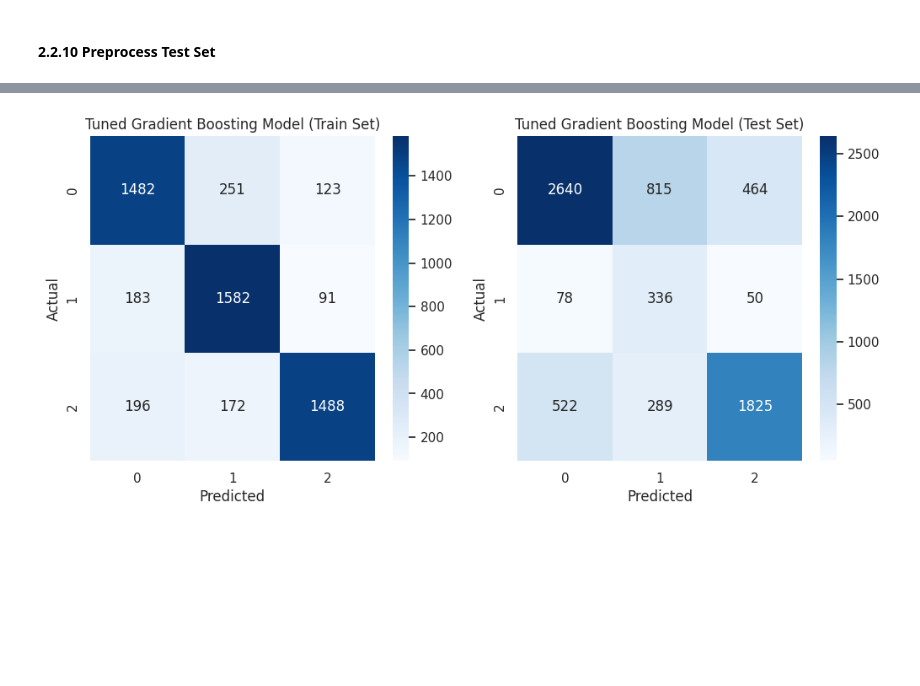
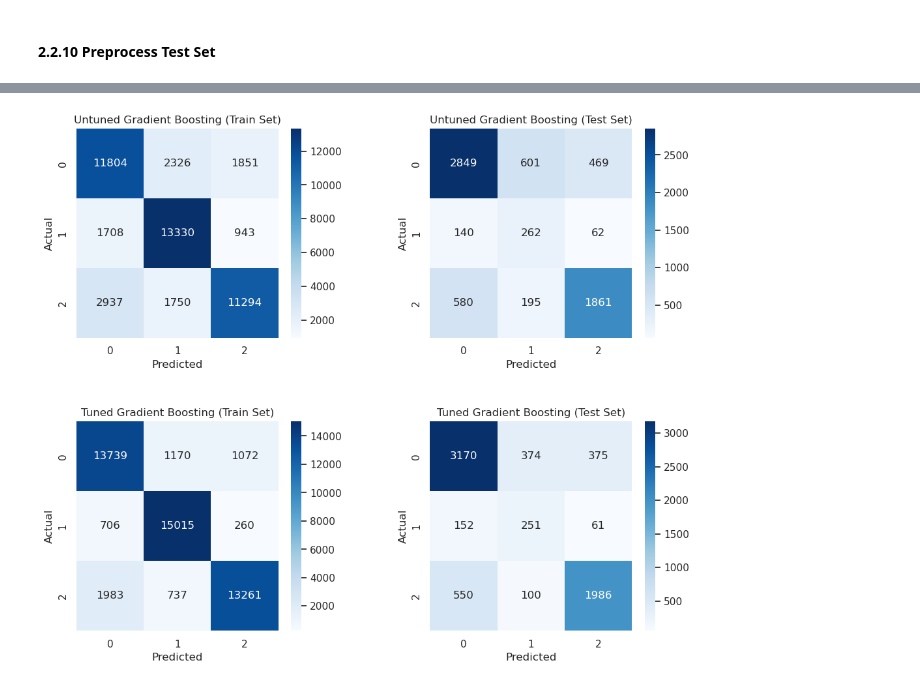
Before and after one commit to mwakad/supervised-ml-classifiers-for-predicting-water-wells-condition, a Jupyter notebook: index.ipynb, the cells around one changed output, grey strips where cells are left out. Cells and saved outputs as stored; diff of their text form; code cells hidden in the pictures; blank space fills up the shorter version.

```diff
--- a/index.ipynb
+++ b/index.ipynb
@@ -166,6 +173,7 @@ X_train_1 = X_train.copy()
 picked_cols = [
     'date_recorded',
     'gps_height',
+    'installer',
     'basin',
     'region',
     'population',
@@ -229 +253,3 @@ X_train_1 = X_train_1.dropna(subset=['permit'])
+# %%
+X_train_1 = X_train_1.dropna(subset=['installer'])
 # %%
@@ -1106,0 +674,16 @@ Best Gradient Boosting params: {'learning_rate': 0.1, 'max_depth': 5, 'max_featu
+# %%
+# Hyperparameter tuning for Decision Tree Classifier
+param_grid_dt = {
+    'max_depth': [3, 5, 10, 20, None],
+    'min_samples_split': [2, 5, 10],
+    'min_samples_leaf': [1, 2, 4]
+}
+gs_dt = GridSearchCV(DecisionTreeClassifier(random_state=42, criterion='gini'), param_grid_dt, cv=5, scoring='f1_macro', n_jobs=-1)
+gs_dt.fit(X_train_balanced, y_train_balanced)
+print(f"Best Decision Tree params: {gs_dt.best_params_}")
+
+# Predict on train and test sets using tuned model
+y_pred_dt_gs_train = gs_dt.predict(X_train_balanced)
+y_proba_dt_gs_train = gs_dt.predict_proba(X_train_balanced)
+y_pred_dt_gs = gs_dt.predict(X_test_final)
+y_proba_dt_gs = gs_dt.predict_proba(X_test_final)
@@ -1111,25 +887,44 @@ y_proba_gb_rs_train = gs_gb.predict_proba(X_train_balanced)
 y_pred_gb_rs = gs_gb.predict(X_test_final)
 y_proba_gb_rs = gs_gb.predict_proba(X_test_final)
 # %%
-# Confusion matrices for Tuned Gradient Boosting Classifier in predicting for both train and test sets
+# Plot confusion matrices for GradientBoostingClassifier on train and test sets
+cm_gb_train = confusion_matrix(y_train_balanced, y_pred_gb_train)
+cm_gb_test = confusion_matrix(y_test_enc, y_pred_gb_test)
 cm_train_gb_rs = confusion_matrix(y_train_balanced, y_pred_gb_rs_train)
 cm_test_gb_rs = confusion_matrix(y_test_enc, y_pred_gb_rs)
 
-fig, axes = plt.subplots(1, 2, figsize=(12, 5))
+# Create a figure with 2x2 subplots
+fig, axes = plt.subplots(2, 2, figsize=(12, 10))
 
-# Plot for Train Set
-sns.heatmap(cm_train_gb_rs, annot=True, fmt='d', cmap='Blues', ax=axes[0])
-axes[0].set_title('Tuned Gradient Boosting Model (Train Set)')
-axes[0].set_xlabel('Predicted')
-axes[0].set_ylabel('Actual')
+# Plot untuned Gradient Boosting - Train Set
+sns.heatmap(cm_gb_train, annot=True, fmt='d', cmap='Blues', ax=axes[0, 0])
+axes[0, 0].set_title('Untuned Gradient Boosting (Train Set)')
+axes[0, 0].set_xlabel('Predicted')
+axes[0, 0].set_ylabel('Actual')
 
-# Plot for Test Set
-sns.heatmap(cm_test_gb_rs, annot=True, fmt='d', cmap='Blues', ax=axes[1])
-axes[1].set_title('Tuned Gradient Boosting Model (Test Set)')
-axes[1].set_xlabel('Predicted')
-axes[1].set_ylabel('Actual')
+# Plot untuned Gradient Boosting - Test Set
+sns.heatmap(cm_gb_test, annot=True, fmt='d', cmap='Blues', ax=axes[0, 1])
+axes[0, 1].set_title('Untuned Gradient Boosting (Test Set)')
+axes[0, 1].set_xlabel('Predicted')
+axes[0, 1].set_ylabel('Actual')
 
-plt.savefig("./images/confusion-matrices-tuned-gradient-boosting-classifier.png", dpi=600, bbox_inches='tight', facecolor='white')
+# Plot tuned Gradient Boosting - Train Set
+sns.heatmap(cm_train_gb_rs, annot=True, fmt='d', cmap='Blues', ax=axes[1, 0])
+axes[1, 0].set_title('Tuned Gradient Boosting (Train Set)')
+axes[1, 0].set_xlabel('Predicted')
+axes[1, 0].set_ylabel('Actual')
+
+# Plot tuned Gradient Boosting - Test Set
+sns.heatmap(cm_test_gb_rs, annot=True, fmt='d', cmap='Blues', ax=axes[1, 1])
+axes[1, 1].set_title('Tuned Gradient Boosting (Test Set)')
+axes[1, 1].set_xlabel('Predicted')
+axes[1, 1].set_ylabel('Actual')
+
+# Add vertical and horizontal spacing
+plt.subplots_adjust(hspace=0.4, wspace=0.2)
+
+# Save figure to images directory and display plot
+plt.savefig("./images/confusion-matrices-gradient-boosting-classifier.png", dpi=300, bbox_inches='tight', facecolor='white')
 plt.show()
 # %% [output]
-[figure, old version]
+[figure, new version]
```
Also changed, not shown: parts of 143 cells of this notebook.
